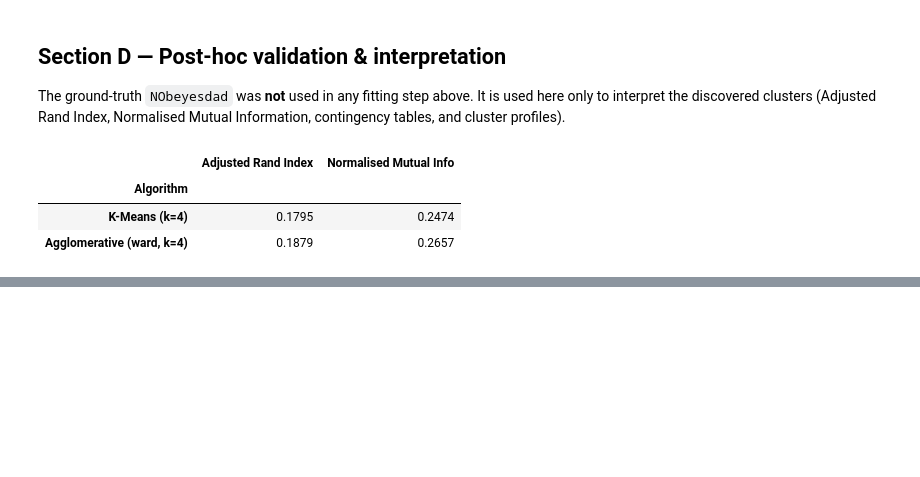
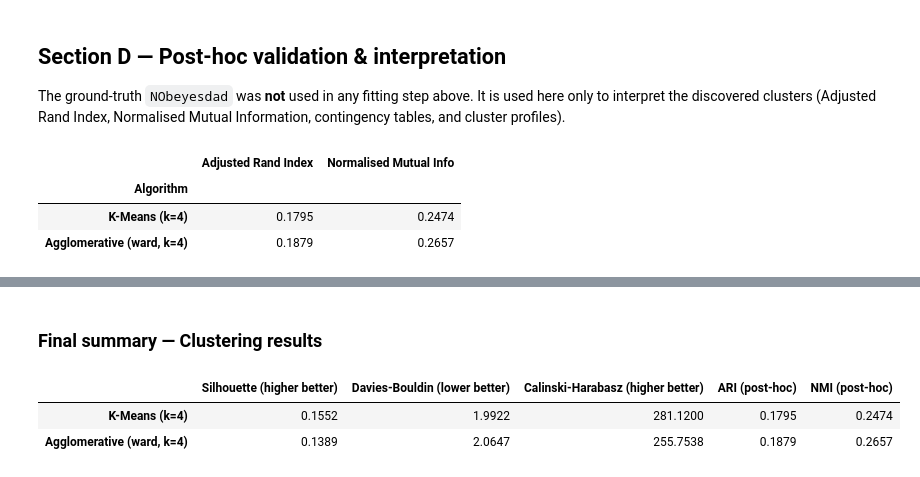
Before and after one commit to Isvarr/capstone_ml, a Jupyter notebook: clustering.ipynb, the cells around one changed output, grey strips where cells are left out. Drawn from its saved outputs; the diff is of its cells as text; code cells hidden in the pictures; blank space fills up the shorter version.

```diff
--- a/clustering.ipynb
+++ b/clustering.ipynb
@@ -384,0 +414,11 @@ pd.DataFrame(ext_rows).set_index('Algorithm').round(4)
+# %% [markdown]
+### Final summary — Clustering results
+# %%
+summary = metrics_df.copy()
+summary['ARI (post-hoc)'] = [adjusted_rand_score(y_true, l) for l in cluster_results.values()]
+summary['NMI (post-hoc)'] = [normalized_mutual_info_score(y_true, l) for l in cluster_results.values()]
+summary.round(4)
+# %% [output]
+|  | Silhouette (higher better) | Davies-Bouldin (lower better) | Calinski-Harabasz (higher better) | ARI (post-hoc) | NMI (post-hoc) |
+| K-Means (k=4) | 0.1552 | 1.9922 | 281.1200 | 0.1795 | 0.2474 |
+| Agglomerative (ward, k=4) | 0.1389 | 2.0647 | 255.7538 | 0.1879 | 0.2657 |
```
Also changed, not shown: parts of 5 cells of this notebook.
